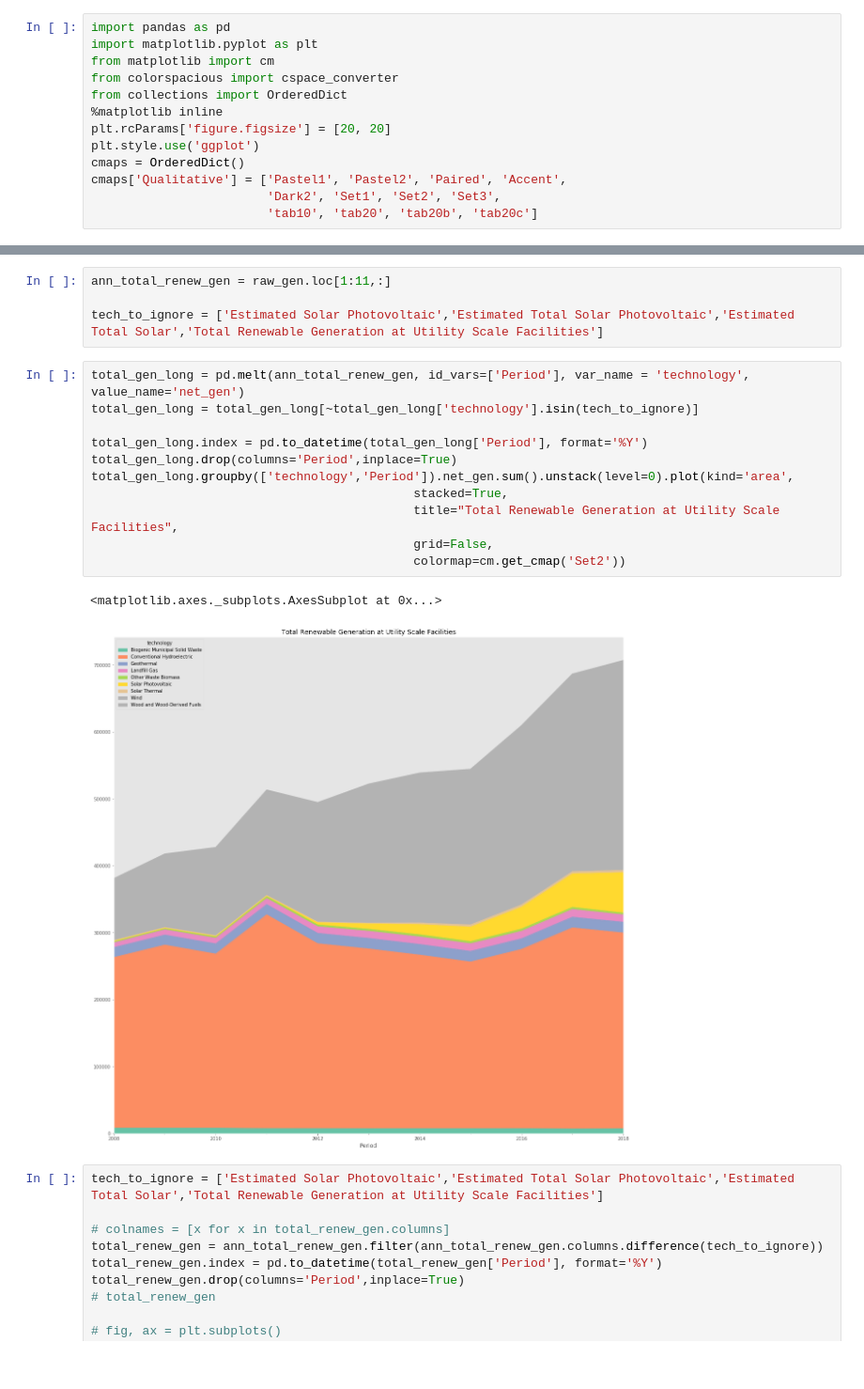
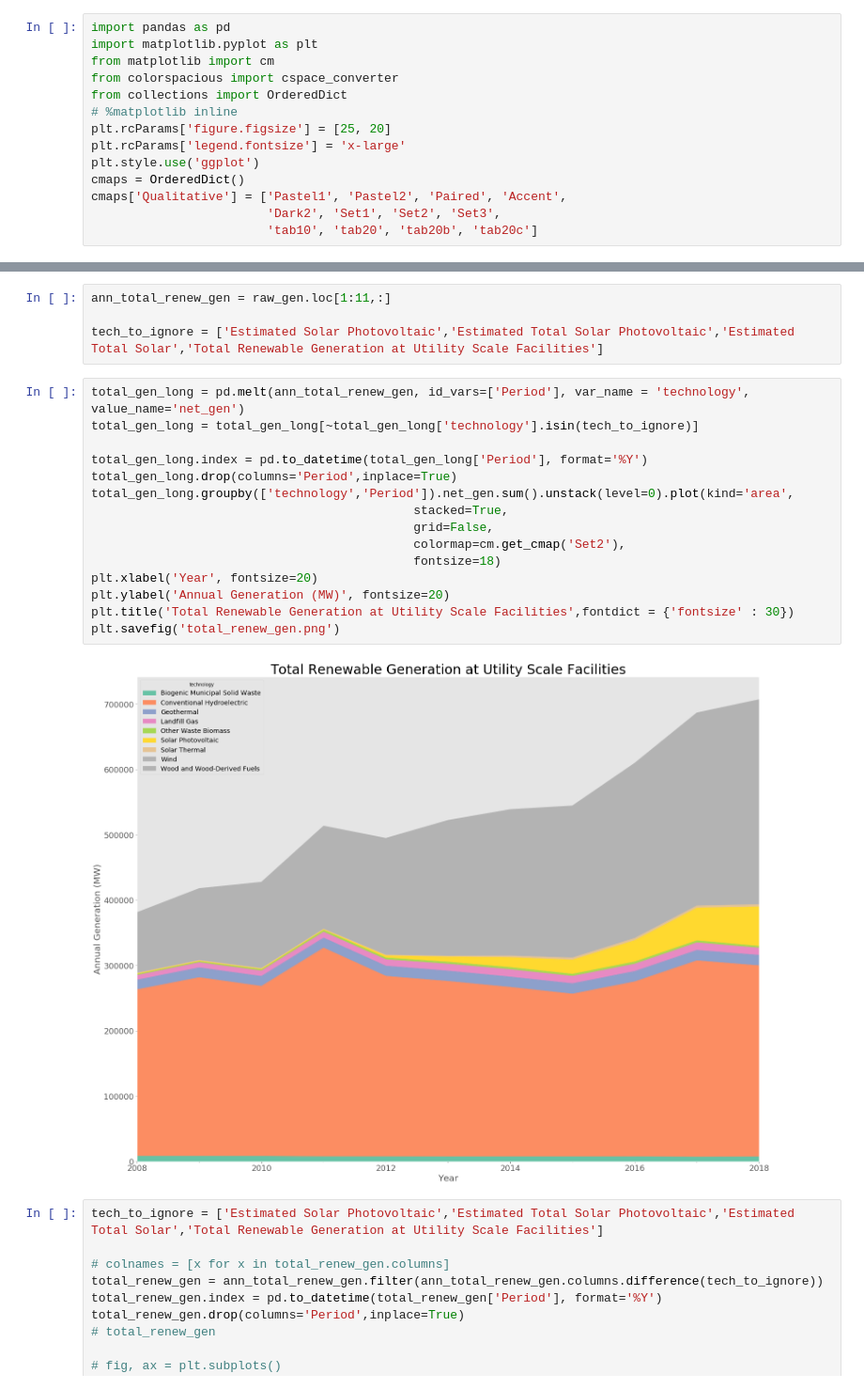
Before and after one commit to rachelsanderson/reduced-form, a Jupyter notebook: Untitled Folder/analyze broad data.ipynb, the cells around one changed output, grey strips where cells are left out. Shown: that part at 94% size. Cells and saved outputs as stored; diff of their text form; blank space fills up the shorter version.

```diff
--- a/Untitled Folder/analyze broad data.ipynb
+++ b/Untitled Folder/analyze broad data.ipynb
@@ -4,8 +4,9 @@ import matplotlib.pyplot as plt
 from matplotlib import cm
 from colorspacious import cspace_converter
 from collections import OrderedDict
-%matplotlib inline
-plt.rcParams['figure.figsize'] = [20, 20]
+# %matplotlib inline
+plt.rcParams['figure.figsize'] = [25, 20]
+plt.rcParams['legend.fontsize'] = 'x-large'
 plt.style.use('ggplot')
 cmaps = OrderedDict()
 cmaps['Qualitative'] = ['Pastel1', 'Pastel2', 'Paired', 'Accent',
@@ -23,17 +24,20 @@ tech_to_ignore = ['Estimated Solar Photovoltaic','Estimated Total Solar Photovol
 # %%
 total_gen_long = pd.melt(ann_total_renew_gen, id_vars=['Period'], var_name = 'technology', value_name='net_gen')
 total_gen_long = total_gen_long[~total_gen_long['technology'].isin(tech_to_ignore)]
 
 total_gen_long.index = pd.to_datetime(total_gen_long['Period'], format='%Y')
 total_gen_long.drop(columns='Period',inplace=True)
 total_gen_long.groupby(['technology','Period']).net_gen.sum().unstack(level=0).plot(kind='area',
                                             stacked=True,
-                                            title="Total Renewable Generation at Utility Scale Facilities",
                                             grid=False,
-                                            colormap=cm.get_cmap('Set2'))
+                                            colormap=cm.get_cmap('Set2'),
+                                            fontsize=18)
+plt.xlabel('Year', fontsize=20)
+plt.ylabel('Annual Generation (MW)', fontsize=20)
+plt.title('Total Renewable Generation at Utility Scale Facilities',fontdict = {'fontsize' : 30})
+plt.savefig('total_renew_gen.png')
 # %% [output]
-<matplotlib.axes._subplots.AxesSubplot at 0x...>
-[figure, old version]
+[figure, new version]
 # %%
 tech_to_ignore = ['Estimated Solar Photovoltaic','Estimated Total Solar Photovoltaic','Estimated Total Solar','Total Renewable Generation at Utility Scale Facilities']
 
```
Also changed, not shown: 2 other files.
